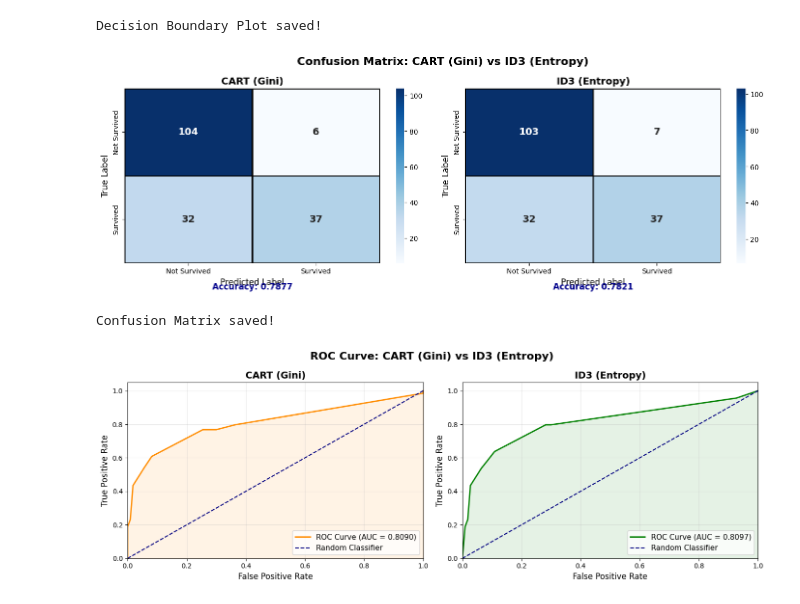
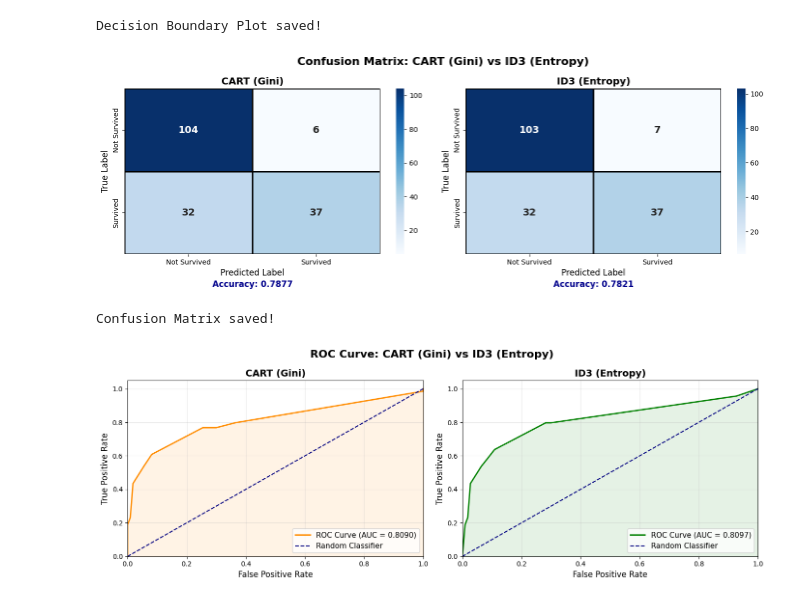
Before and after one commit to mahinsarker420/decision-tree, a Jupyter notebook: 220122_DT.ipynb, the cells around one changed output. Drawn from its saved outputs; the diff is of its cells as text; code cells hidden in the pictures.

```diff
--- a/220122_DT.ipynb
+++ b/220122_DT.ipynb
@@ -275,35 +273,35 @@ predictions = [cart_preds, id3_preds]
 
 for ax, title, preds in zip(axes, titles, predictions):
     cm = confusion_matrix(y_test, preds)
 
     sns.heatmap(cm,
                 annot=True,
                 fmt='d',
                 cmap='Blues',
                 xticklabels=['Not Survived', 'Survived'],
                 yticklabels=['Not Survived', 'Survived'],
                 linewidths=1,
                 linecolor='black',
                 ax=ax,
                 annot_kws={"size": 14, "weight": "bold"})
 
     ax.set_title(title, fontsize=14, fontweight='bold')
     ax.set_xlabel('Predicted Label', fontsize=12)
     ax.set_ylabel('True Label', fontsize=12)
 
     # Accuracy on plot
     acc = accuracy_score(y_test, preds)
-    ax.text(0.5, -0.15, f'Accuracy: {acc:.4f}',
+    ax.text(0.5, -0.2, f'Accuracy: {acc:.4f}',
             transform=ax.transAxes,
             ha='center', fontsize=12,
             color='darkblue', fontweight='bold')
 
 plt.tight_layout()
 plt.savefig('confusion_matrix.png', dpi=150, bbox_inches='tight')
 plt.show()
 print("Confusion Matrix saved!")
 # %% [output]
-[figure, old version]
+[figure, new version]
 Confusion Matrix saved!
 # %%
 # Cell 8: ROC Curve Plot (2x1) - CART vs ID3
```
Also changed, not shown: parts of 1 cell of this notebook.
